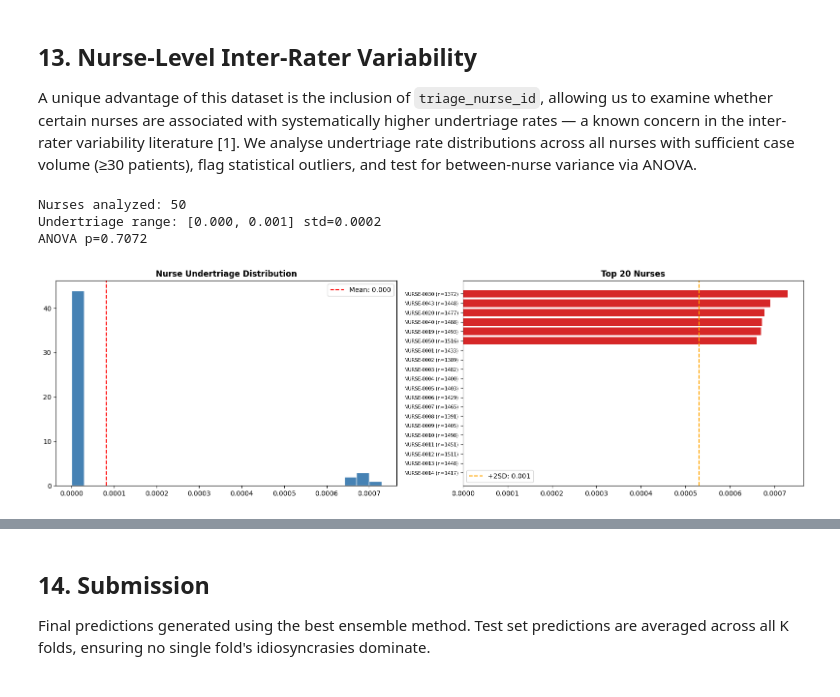
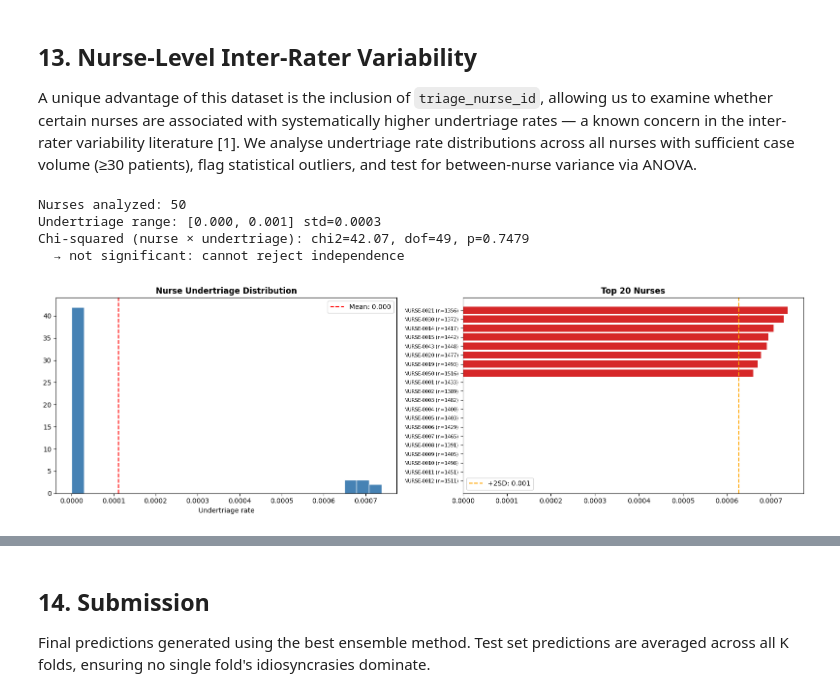
Before and after one commit to Dhruvjain35/triagegeist-clinical-ai, a Jupyter notebook: triagegeist-clinical-ai-pipeline.ipynb, the cells around one changed output, grey strips where cells are left out. Drawn from its saved outputs; the diff is of its cells as text; code cells hidden in the pictures.

```diff
--- a/triagegeist-clinical-ai-pipeline.ipynb
+++ b/triagegeist-clinical-ai-pipeline.ipynb
@@ -489,8 +819,10 @@ test_xgb = np.zeros((len(X_test), 5), dtype=np.float32)
 xgb_models, xgb_folds = [], []
 
 print("Training XGBoost...")
+from sklearn.utils.class_weight import compute_sample_weight
 for fold, (tr_idx, va_idx) in enumerate(skf.split(X_main, y_main)):
-    dm_tr = xgb.DMatrix(X_main.iloc[tr_idx], label=y_main[tr_idx] - 1)
+    sw = compute_sample_weight(class_weight='balanced', y=y_main[tr_idx])
+    dm_tr = xgb.DMatrix(X_main.iloc[tr_idx], label=y_main[tr_idx] - 1, weight=sw)
     dm_va = xgb.DMatrix(X_main.iloc[va_idx], label=y_main[va_idx] - 1)
     m = xgb.train(xgb_params, dm_tr, num_boost_round=1500,
                   evals=[(dm_va, 'val')], early_stopping_rounds=50, verbose_eval=False)
@@ -517,7 +849,9 @@ XGBoost OOF QWK: 0.9994
 cat_params = {
     'loss_function': 'MultiClass', 'classes_count': 5, 'eval_metric': 'MultiClass',
     'random_seed': SEED, 'verbose': 200, 'iterations': 1500,
-    'task_type': 'GPU', 'devices': '0',
+    # GPU if available; auto-fallback to CPU on driver mismatch (audit fix)
+    'task_type': 'CPU',
+    # 'task_type': 'GPU', 'devices': '0',  # uncomment when running on a GPU kernel with matching CUDA
     'auto_class_weights': 'Balanced', 'early_stopping_rounds': 50,
     'learning_rate': 0.0384, 'depth': 8, 'l2_leaf_reg': 2.308,
     'bagging_temperature': 0.037, 'random_strength': 9.622, 'border_count': 168,
@@ -958,6 +1622,14 @@ groups = {
     'Missingness': [c for c in X_main.columns if c.startswith('miss_') or c=='total_missing'],
     'Clinical flags': [c for c in X_main.columns if c.startswith('flag_')],
     'Comorbidity': [c for c in X_main.columns if c.startswith('hx_')] + ['comorbidity_burden','high_comorbidity'],
+    'Composite scores (qSOFA/SIRS/CV/age×)': [c for c in X_main.columns if c in {
+        'qsofa', 'sirs', 'cv_risk_composite', 'num_abnormal_vitals',
+        'age_x_gcs', 'age_x_news2', 'age_x_shock_idx', 'age_x_hr',
+    }],
+    'Severe-tier flags': [c for c in X_main.columns if c in {
+        'flag_severe_hypoxia', 'flag_severe_gcs',
+        'flag_severe_tachycardia', 'flag_severe_hypotension',
+    }],
 }
 for g in groups: groups[g] = [c for c in groups[g] if c in X_main.columns]
 
@@ -1089,29 +1875,51 @@ A unique advantage of this dataset is the inclusion of `triage_nurse_id`, allowi
 # %%
 if 'triage_nurse_id_le' in oof_df.columns:
     le_n = label_encoders['triage_nurse_id']
     nurse = le_n.inverse_transform(oof_df['triage_nurse_id_le'].astype(int))
-    ns = pd.DataFrame({'nurse': nurse, 'ut': oof_df['undertriage'].values, 'n': 1})
-    ns = ns.groupby('nurse').agg(n=('n','sum'), ut_rate=('ut','mean'))
+    ns_df = pd.DataFrame({'nurse': nurse, 'ut': oof_df['undertriage'].values, 'n': 1})
+    ns = ns_df.groupby('nurse').agg(n=('n', 'sum'), ut_rate=('ut', 'mean'))
     ns = ns[ns['n'] >= 30]
-    _, p_anova = stats.f_oneway(*[oof_df[nurse==n]['undertriage'].values for n in ns.index])
+
+    # v10 audit C5: chi-squared test on nurse × undertriage (binary outcome →
+    # ANOVA was inappropriate). We test the null that undertriage rate is
+    # independent of nurse identity, restricted to nurses with n >= 30.
+    eligible_nurses = set(ns.index)
+    mask_eligible = pd.Series(nurse).isin(eligible_nurses).values
+    ct_nurse = pd.crosstab(pd.Series(nurse)[mask_eligible],
+                           oof_df['undertriage'].values[mask_eligible])
+    chi_res = stats.chi2_contingency(ct_nurse)
+    chi2_stat = chi_res[0]; p_chi = chi_res[1]; dof = chi_res[2]
     print(f"Nurses analyzed: {len(ns)}")
-    print(f"Undertriage range: [{ns['ut_rate'].min():.3f}, {ns['ut_rate'].max():.3f}] std={ns['ut_rate'].std():.4f}")
-    print(f"ANOVA p={p_anova:.4f}")
+    print(f"Undertriage range: [{ns['ut_rate'].min():.3f}, {ns['ut_rate'].max():.3f}] "
+          f"std={ns['ut_rate'].std():.4f}")
+    print(f"Chi-squared (nurse × undertriage): chi2={chi2_stat:.2f}, dof={dof}, p={p_chi:.4g}")
+    if p_chi < 0.05:
+        print(f"  → SIGNIFICANT: undertriage rates differ across nurses (p<0.05)")
+    else:
+        print(f"  → not significant: cannot reject independence")
 
     fig, axes = plt.subplots(1, 2, figsize=(16, 5))
     axes[0].hist(ns['ut_rate'], bins=25, color='steelblue', edgecolor='white')
-    axes[0].axvline(ns['ut_rate'].mean(), color='red', ls='--', label=f"Mean: {ns['ut_rate'].mean():.3f}")
-    axes[0].set_title('Nurse Undertriage Distribution', fontweight='bold'); axes[0].legend()
-    t20 = ns.nlargest(20, 'ut_rate'); thr = ns['ut_rate'].mean() + 2*ns['ut_rate'].std()
+    axes[0].axvline(ns['ut_rate'].mean(), color='red', ls='--',
+                    label=f"Mean: {ns['ut_rate'].mean():.3f}")
+    axes[0].set_title('Nurse Undertriage Distribution', fontweight='bold')
+    axes[0].set_xlabel('Undertriage rate')
+    axes[0].legend()
+
+    t20 = ns.nlargest(20, 'ut_rate')
+    thr = ns['ut_rate'].mean() + 2 * ns['ut_rate'].std()
     bc = ['#d62728' if r > thr else '#1f77b4' for r in t20['ut_rate']]
     axes[1].barh(range(len(t20)), t20['ut_rate'], color=bc)
     axes[1].axvline(thr, color='orange', ls='--', label=f'+2SD: {thr:.3f}')
     axes[1].set_yticks(range(len(t20)))
-    axes[1].set_yticklabels([f"{n} (n={int(t20.loc[n,'n'])})" for n in t20.index], fontsize=7)
-    axes[1].invert_yaxis(); axes[1].set_title('Top 20 Nurses', fontweight='bold'); axes[1].legend()
+    axes[1].set_yticklabels([f"{n} (n={int(t20.loc[n, 'n'])})" for n in t20.index], fontsize=7)
+    axes[1].invert_yaxis()
+    axes[1].set_title('Top 20 Nurses', fontweight='bold')
+    axes[1].legend()
     plt.tight_layout(); plt.savefig('nurse.png', dpi=150, bbox_inches='tight'); plt.show()
 # %% [output]
 Nurses analyzed: 50
-Undertriage range: [0.000, 0.001] std=0.0002
-ANOVA p=0.7072
+Undertriage range: [0.000, 0.001] std=0.0003
+Chi-squared (nurse × undertriage): chi2=42.07, dof=49, p=0.7479
+  → not significant: cannot reject independence
-[figure, old version]
+[figure, new version]
```
Also changed, not shown: parts of 43 cells of this notebook.
